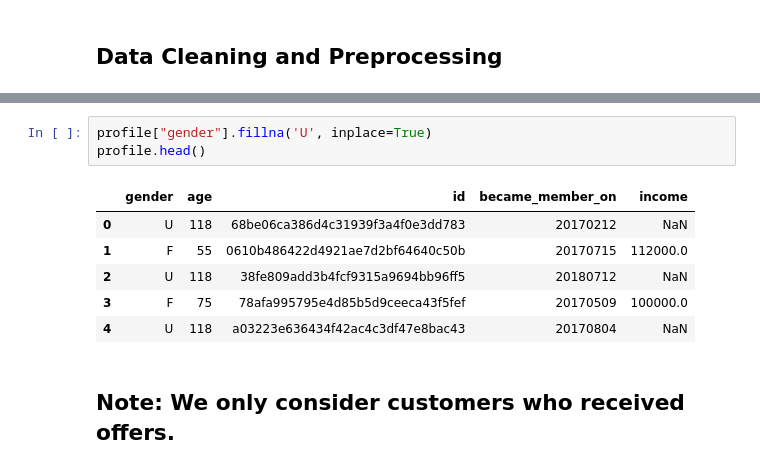
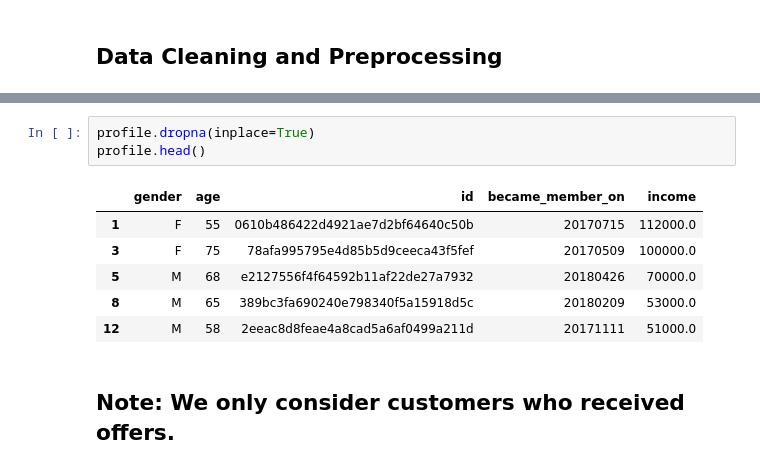
Before and after one commit to beauvilerobed/predict-consumer-responses, a Jupyter notebook: sagemaker.ipynb, the cells around one changed output, grey strips where cells are left out. Saved outputs shown, nothing was run; the diff lists cells and outputs as text.

```diff
--- a/sagemaker.ipynb
+++ b/sagemaker.ipynb
@@ -98,13 +66,13 @@ Adds another feature to the model while encoding, which may result in poor perfo
 # %%
-profile["gender"].fillna('U', inplace=True)
+profile.dropna(inplace=True)
 profile.head()
 # %% [output]
 |  | gender | age | id | became_member_on | income |
-| 0 | U | 118 | 68be06ca386d4c31939f3a4f0e3dd783 | 20170212 | NaN |
 | 1 | F | 55 | 0610b486422d4921ae7d2bf64640c50b | 20170715 | 112000.0 |
-| 2 | U | 118 | 38fe809add3b4fcf9315a9694bb96ff5 | 20180712 | NaN |
 | 3 | F | 75 | 78afa995795e4d85b5d9ceeca43f5fef | 20170509 | 100000.0 |
-| 4 | U | 118 | a03223e636434f42ac4c3df47e8bac43 | 20170804 | NaN |
+| 5 | M | 68 | e2127556f4f64592b11af22de27a7932 | 20180426 | 70000.0 |
+| 8 | M | 65 | 389bc3fa690240e798340f5a15918d5c | 20180209 | 53000.0 |
+| 12 | M | 58 | 2eeac8d8feae4a8cad5a6af0499a211d | 20171111 | 51000.0 |
 # %% [markdown]
 ## Note: We only consider customers who received offers.
 # %%
```
Also changed, not shown: parts of 37 cells of this notebook.
